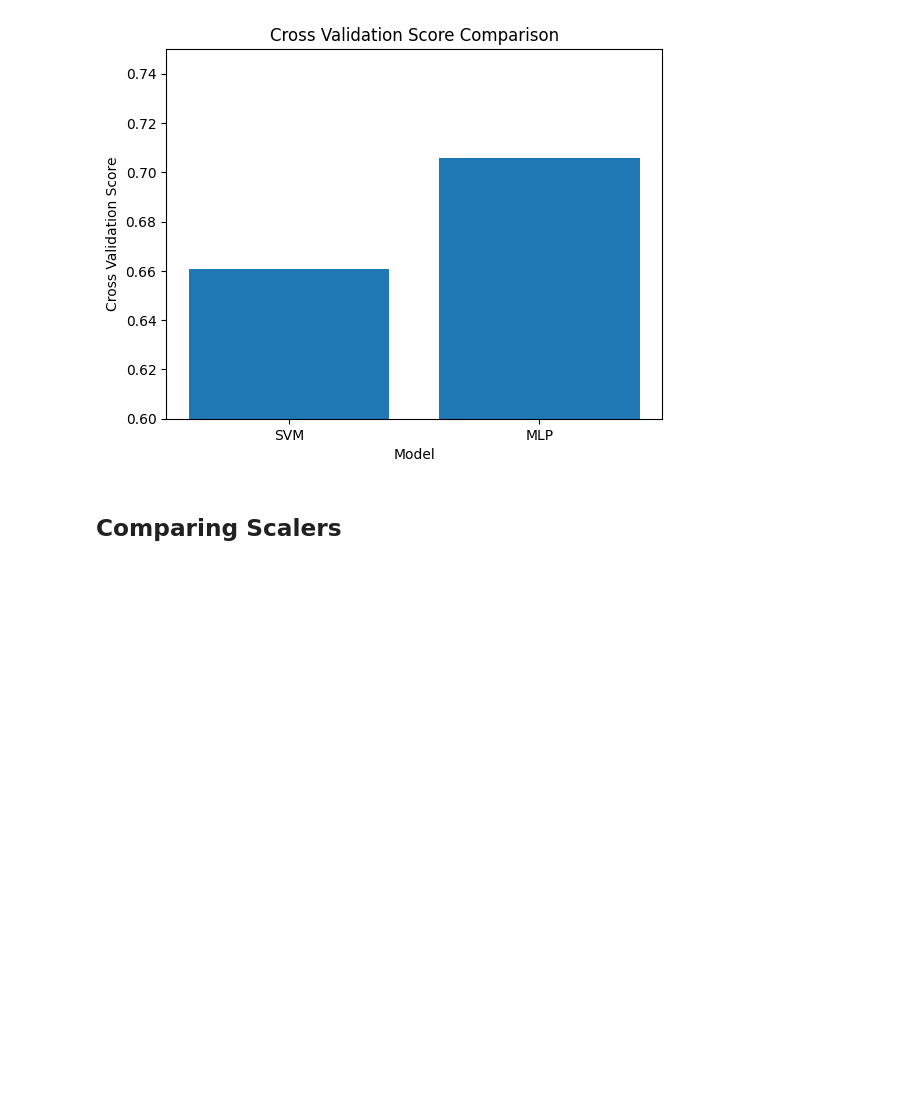
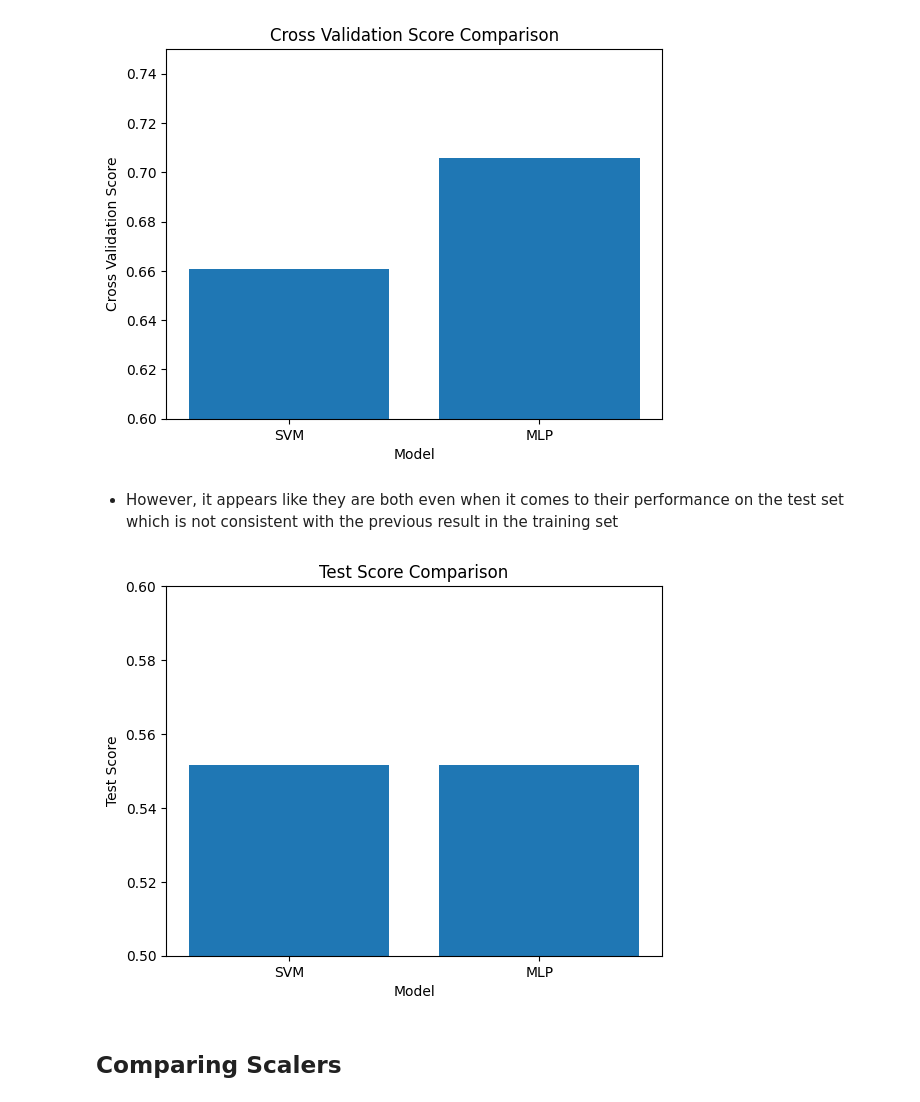
Before and after one commit to mbeps/Machine-Learning-Assignment-3, a Jupyter notebook: Assignment_3.ipynb, the cells around one changed output. Saved outputs shown, nothing was run; the diff lists cells and outputs as text; code cells hidden in the pictures; blank space fills up the shorter version.

```diff
--- a/Assignment_3.ipynb
+++ b/Assignment_3.ipynb
@@ -654,6 +760,17 @@ plt.ylim(0.6, 0.75)
 plt.show()
 # %% [output]
 [figure]
+# %% [markdown]
+- However, it appears like they are both even when it comes to their performance on the test set which is not consistent with the previous result in the training set
+# %%
+plt.bar(["SVM", "MLP"], [zip_svm_cross_validation.test_score, zip_mlp_cross_validation.test_score])
+plt.title("Test Score Comparison")
+plt.ylabel("Test Score")
+plt.xlabel("Model")
+plt.ylim(0.5, 0.6)
+plt.show()
+# %% [output]
+[figure, added]
 # %% [markdown]
 ## Comparing Scalers
 # %%
```
Also changed, not shown: parts of 25 cells of this notebook.
